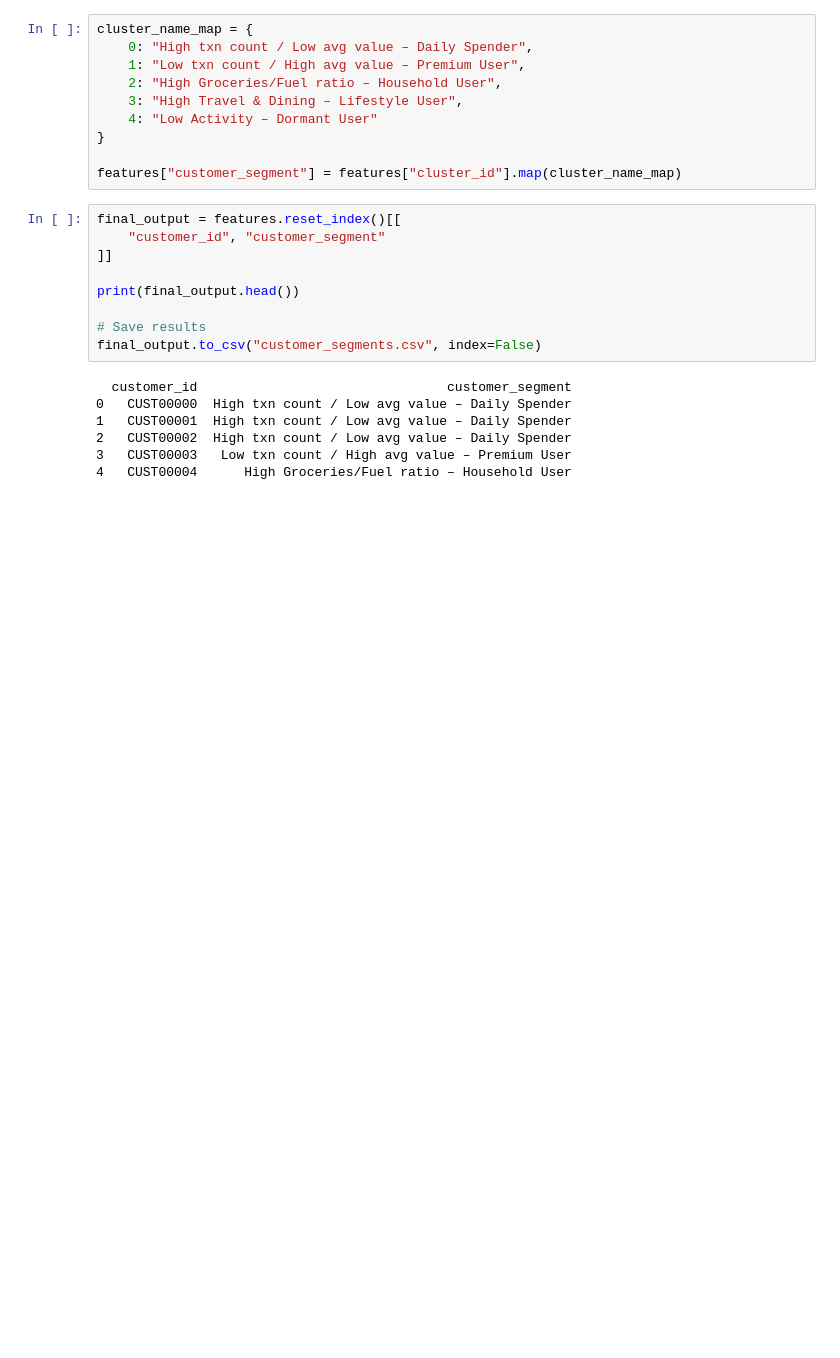
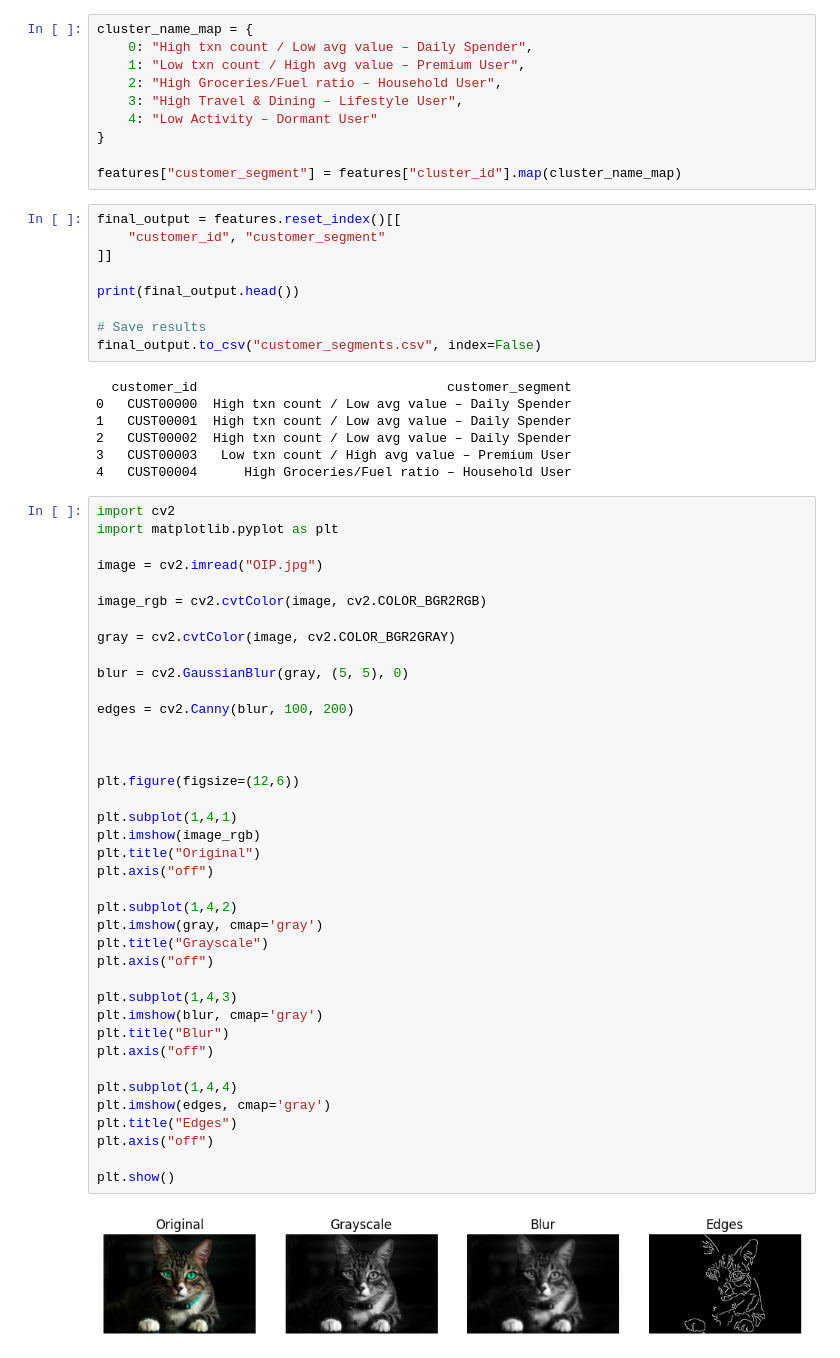
Before and after one commit to amannmishraa/ML_Workspace_MBRDI, a Jupyter notebook: kmeans_02.ipynb, the cells around one changed output. Cells and saved outputs as stored; diff of their text form; blank space fills up the shorter version.

```diff
--- a/kmeans_02.ipynb
+++ b/kmeans_02.ipynb
@@ -156,3 +144,44 @@ final_output.to_csv("customer_segments.csv", index=False)
 2   CUST00002  High txn count / Low avg value – Daily Spender
 3   CUST00003   Low txn count / High avg value – Premium User
 4   CUST00004      High Groceries/Fuel ratio – Household User
+# %%
+import cv2
+import matplotlib.pyplot as plt
+
+image = cv2.imread("OIP.jpg")
+
+image_rgb = cv2.cvtColor(image, cv2.COLOR_BGR2RGB)
+
+gray = cv2.cvtColor(image, cv2.COLOR_BGR2GRAY)
+
+blur = cv2.GaussianBlur(gray, (5, 5), 0)
+
+edges = cv2.Canny(blur, 100, 200)
+
+
+
+plt.figure(figsize=(12,6))
+
+plt.subplot(1,4,1)
+plt.imshow(image_rgb)
+plt.title("Original")
+plt.axis("off")
+
+plt.subplot(1,4,2)
+plt.imshow(gray, cmap='gray')
+plt.title("Grayscale")
+plt.axis("off")
+
+plt.subplot(1,4,3)
+plt.imshow(blur, cmap='gray')
+plt.title("Blur")
+plt.axis("off")
+
+plt.subplot(1,4,4)
+plt.imshow(edges, cmap='gray')
+plt.title("Edges")
+plt.axis("off")
+
+plt.show()
+# %% [output]
+[figure, added]
```
Also changed, not shown: parts of 4 cells of this notebook, 4 other files.
